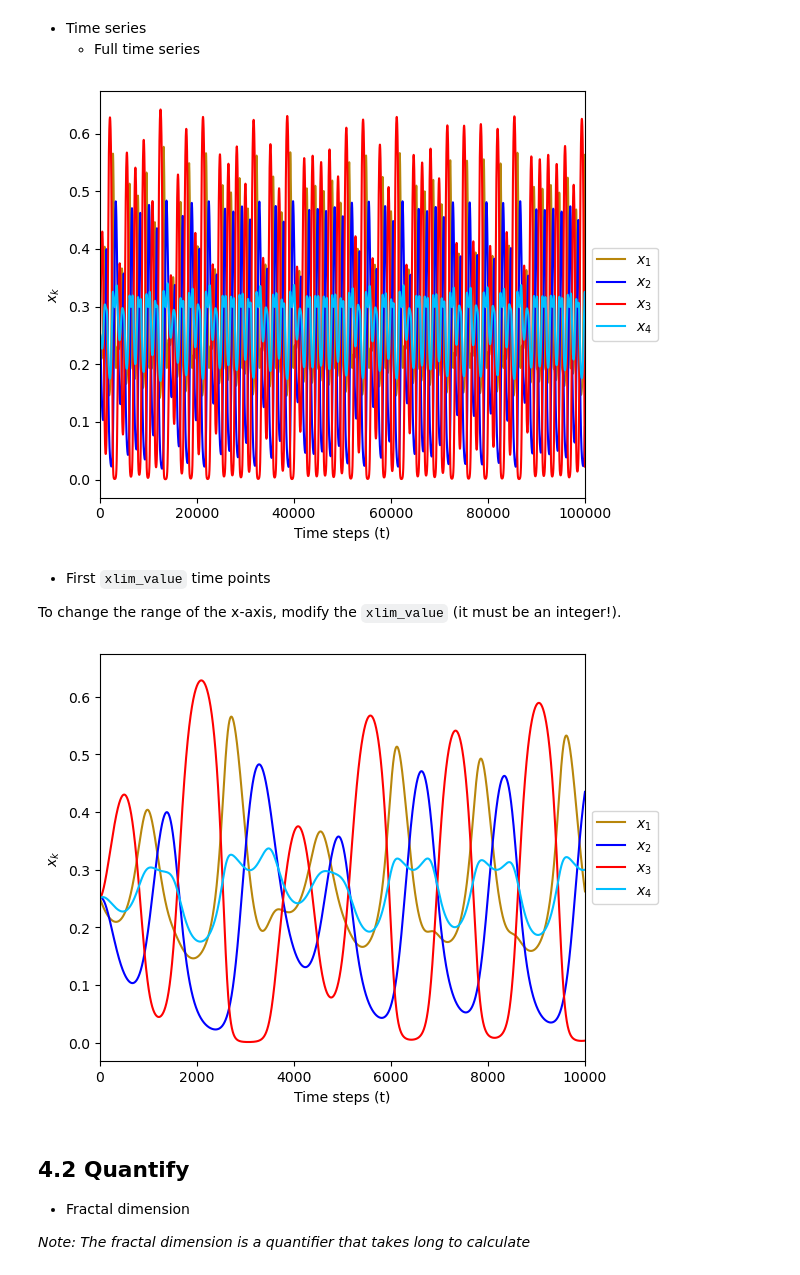
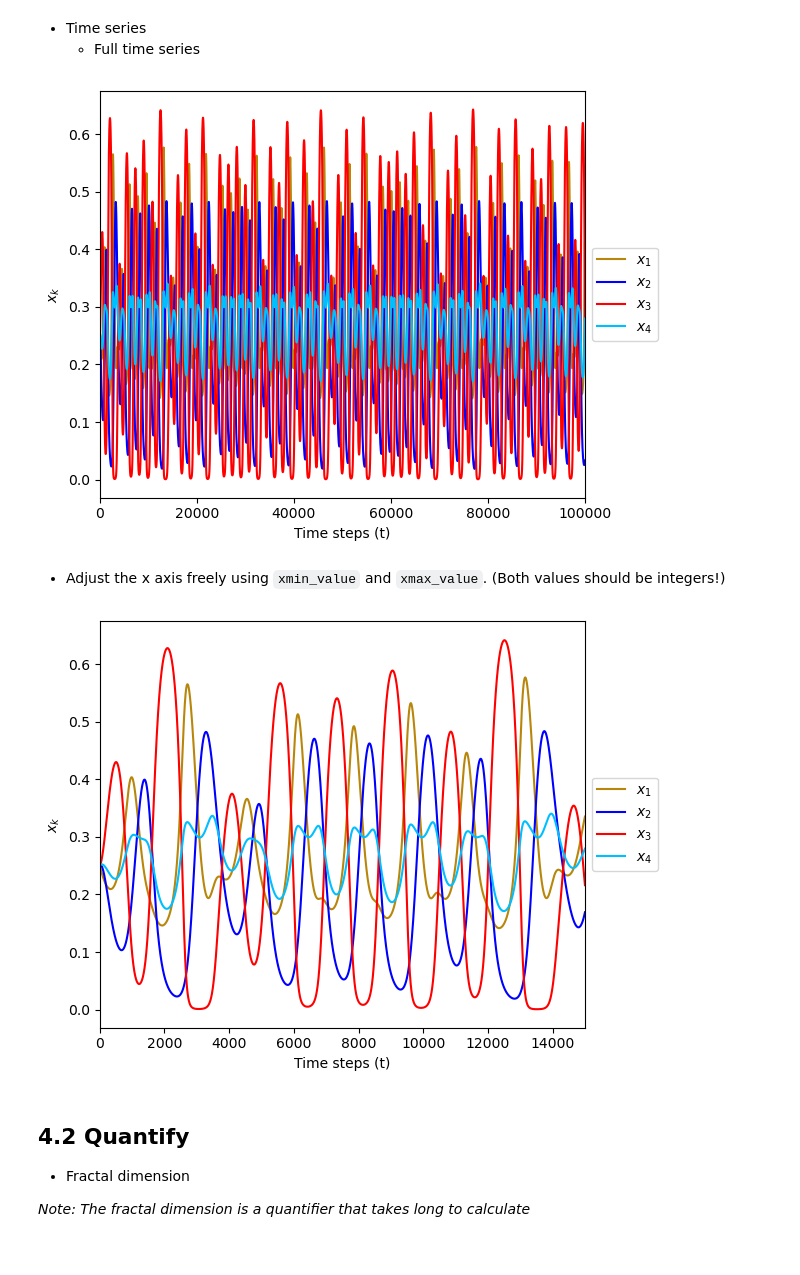
Before and after one commit to MA-Ramirez/ChaosNoiseEGT, a Jupyter notebook: notebooks/Interactive_Deterministic.ipynb, the cells around one changed output. Cells and saved outputs as stored; diff of their text form; code cells hidden in the pictures.

```diff
--- a/notebooks/Interactive_Deterministic.ipynb
+++ b/notebooks/Interactive_Deterministic.ipynb
@@ -55,5 +59,5 @@ You can freely modify the following parameter(s):
 
 * $\beta$: selection intensity coefficient
 # %%
-B = 0.1
+B = 0.01
 # %% [output]
@@ -68,7 +72,7 @@ $$\dot{x_i} = \sum_{j=1}^{d} x_ix_j\tanh\left[\frac{\beta}{2}(f_i(\vec{x}) - f_j
 
 The input (fixed and modifiable) are already included in `ODE_sys`.
 # %%
-ODE_sys = ContinuousDynamicalSystem(dynamic_rule_PCP!, ini_con, B)
+ODE_sys = ContinuousDynamicalSystem(dynamic_rule_PCP!, ini_con, B, diffeq=(abstol = 1.0e-9,reltol = 1.0e-9))
 # %% [output]
 4-dimensional CoupledODEs
  deterministic: true
@@ -120,20 +138,22 @@ plt.clf()
 timeseries(Data[:,1],Data[:,2],Data[:,3],Data[:,4])
 gcf()
 # %% [output]
-[figure, old version]
+[figure, new version]
-# %% [markdown]
-- First `xlim_value` time points
-
-To change the range of the x-axis, modify the `xlim_value` (it must be an integer!).
+# %% [markdown]
+- Adjust the x axis freely using `xmin_value` and `xmax_value`. (Both values should be integers!)
 # %%
-#xlim_value must be an integer!
-xlim_value = 10000
+#xmin_value and xmax_value must be integers!
+#xmin_value = 70000
+#xmax_value = 80000
+xmin_value = 0
+xmax_value = 15000
+
 
 plt.clf()
-timeseries(Data[:,1],Data[:,2],Data[:,3],Data[:,4];xlim=xlim_value)
+timeseries(Data[:,1],Data[:,2],Data[:,3],Data[:,4];xmin=xmin_value, xmax=xmax_value)
 gcf()
 # %% [output]
-[figure, old version]
+[figure, new version]
 # %% [markdown]
 ## 4.2 Quantify
 * Fractal dimension
```
Also changed, not shown: parts of 18 cells of this notebook, 2 other files.
